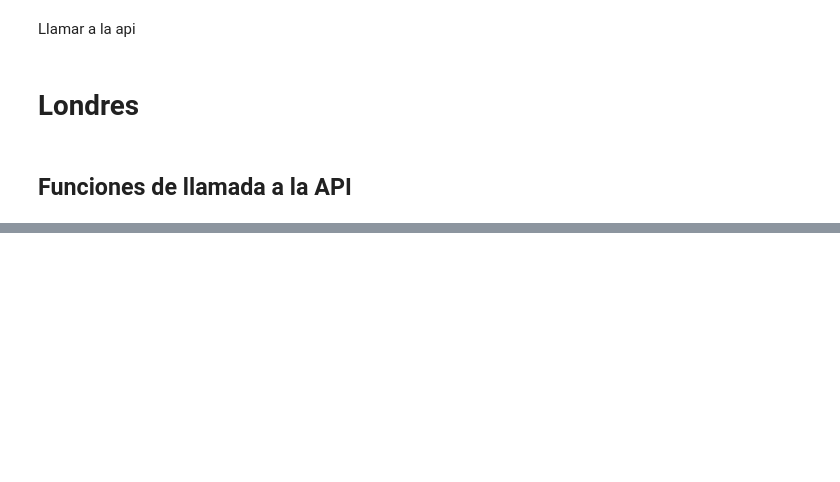
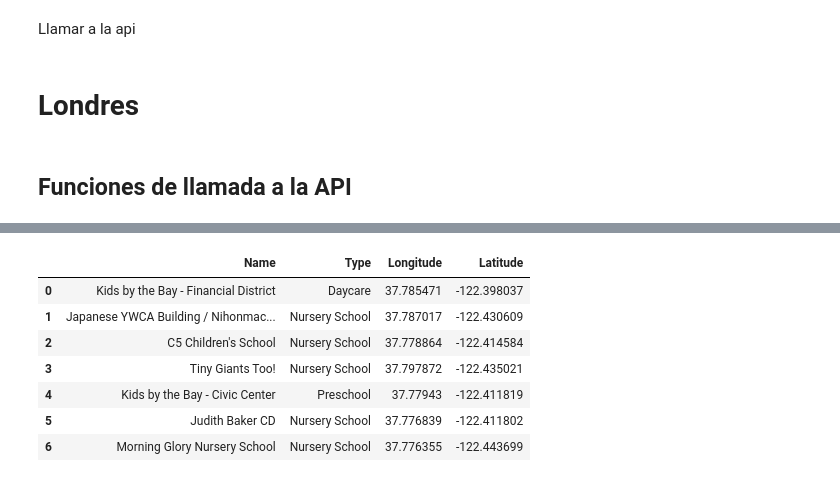
Before and after one commit to jaimecabanyes/Mi_trabajo_4, a Jupyter notebook: Llamada a la API.ipynb, the cells around one changed output, grey strips where cells are left out. Drawn from its saved outputs; the diff is of its cells as text; code cells hidden in the pictures; blank space fills up the shorter version.

```diff
--- a/Llamada a la API.ipynb
+++ b/Llamada a la API.ipynb
@@ -122,0 +130,2 @@ a = escoger_datos(Nurs)
+# %%
+df_Nursery_school = df_final(url, san_francisco_loc, "Nursery School")
@@ -122,0 +136,11 @@ a = escoger_datos(Nurs)
+# %%
+df_Nursery_school
+# %% [output]
+|  | Name | Type | Longitude | Latitude |
+| 0 | Kids by the Bay - Financial District | Daycare | 37.785471 | -122.398037 |
+| 1 | Japanese YWCA Building / Nihonmac... | Nursery School | 37.787017 | -122.430609 |
+| 2 | C5 Children's School | Nursery School | 37.778864 | -122.414584 |
+| 3 | Tiny Giants Too! | Nursery School | 37.797872 | -122.435021 |
+| 4 | Kids by the Bay - Civic Center | Preschool | 37.77943 | -122.411819 |
+| 5 | Judith Baker CD | Nursery School | 37.776839 | -122.411802 |
+| 6 | Morning Glory Nursery School | Nursery School | 37.776355 | -122.443699 |
```
Also changed, not shown: parts of 20 cells of this notebook.
